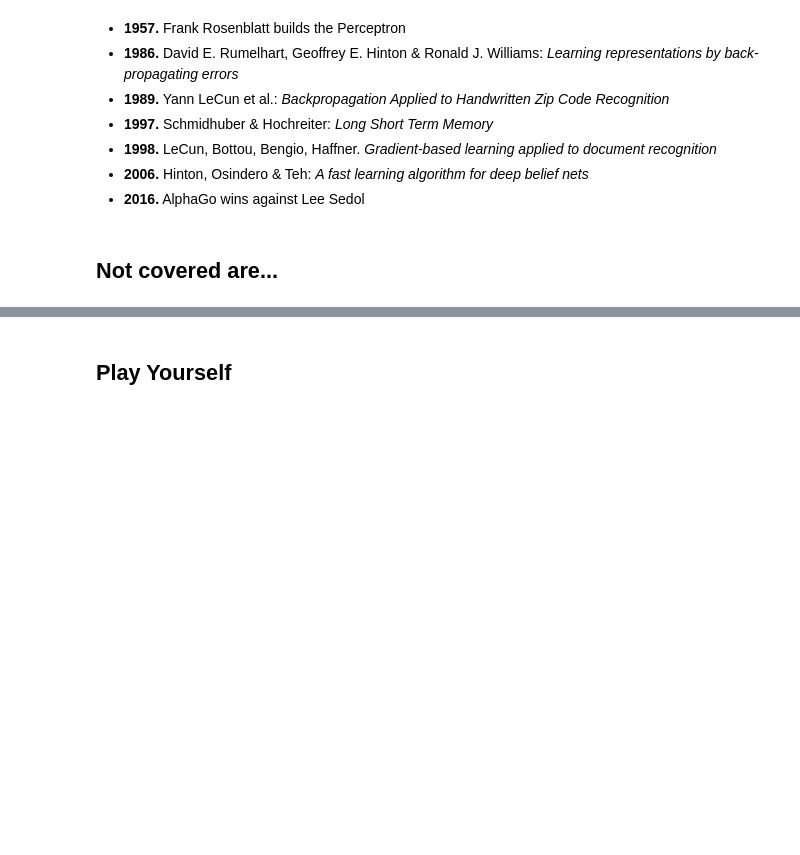
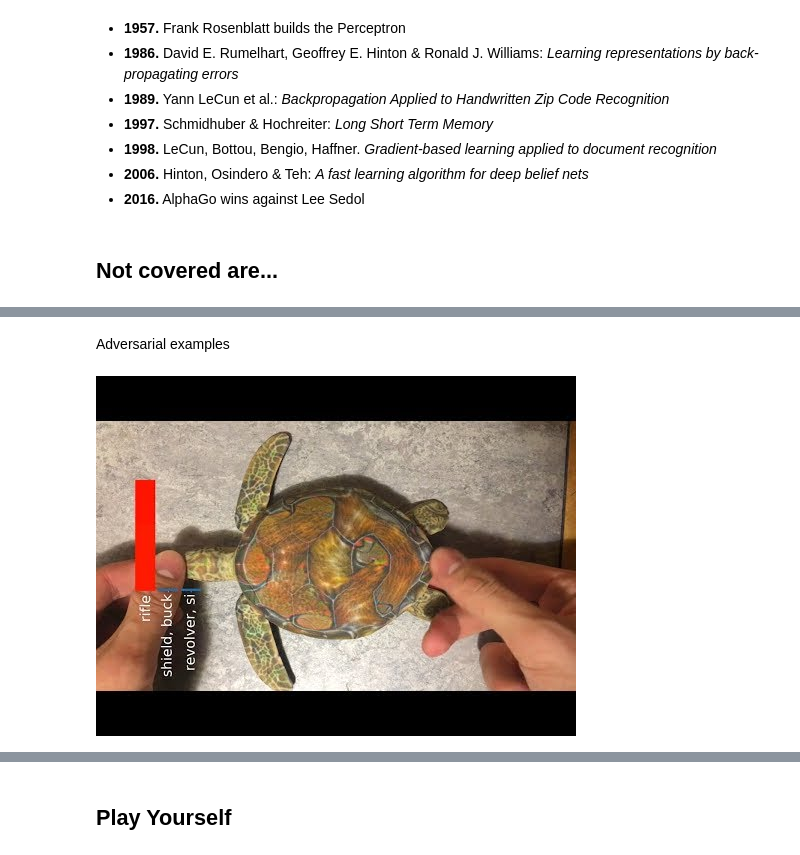
Before and after one commit to Christian-Hirsch/Tosta-Material, a Jupyter notebook: notebooks/velkomstdrink.ipynb, the cells around one changed output, grey strips where cells are left out. Cells and saved outputs as stored; diff of their text form; code cells hidden in the pictures; blank space fills up the shorter version.

```diff
--- a/notebooks/velkomstdrink.ipynb
+++ b/notebooks/velkomstdrink.ipynb
@@ -140,0 +146,7 @@ https://www.kdnuggets.com/2015/03/talking-machine-deep-learning-gurus-p1.html
+# %% [markdown]
+Adversarial examples
+# %%
+from IPython.display import YouTubeVideo
+YouTubeVideo("piYnd_wYlT8")
+# %% [output]
+[figure, added]
```
Also changed, not shown: parts of 6 cells of this notebook, 5 other files.
